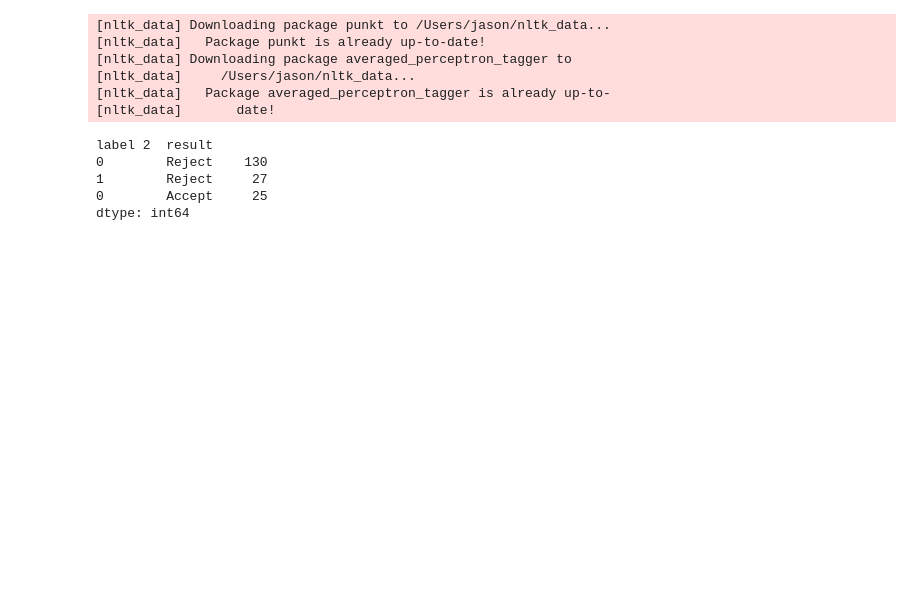
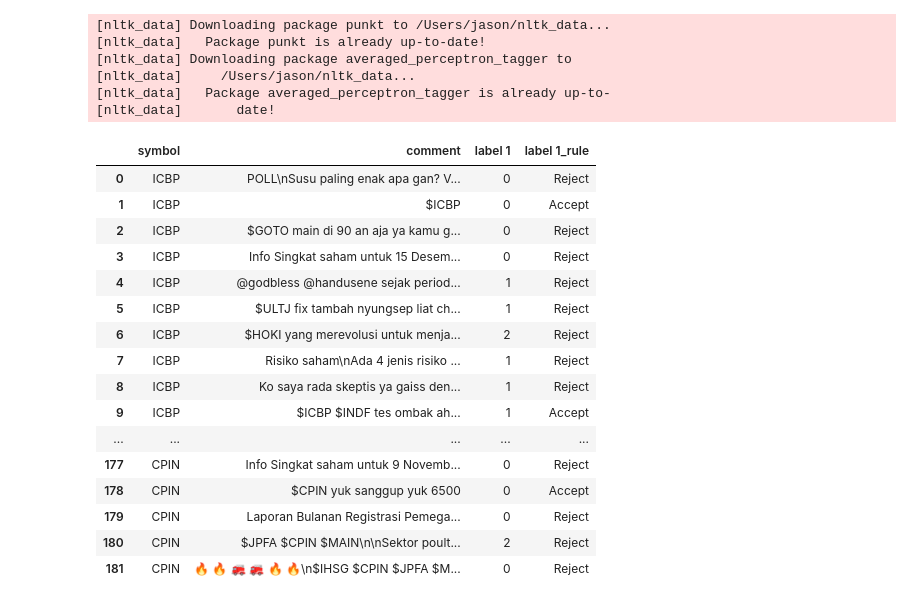
Before and after one commit to H8-Assignments-Bay/p2---final-project-ftds-016-rmt-group-001, a Jupyter notebook: scraping-2/playground/rule_based/rule.ipynb, the cells around one changed output. Drawn from its saved outputs; the diff is of its cells as text; code cells hidden in the pictures; blank space fills up the shorter version.

```diff
--- a/scraping-2/playground/rule_based/rule.ipynb
+++ b/scraping-2/playground/rule_based/rule.ipynb
@@ -4,7 +4,7 @@ nltk.download('punkt')
 nltk.download('averaged_perceptron_tagger')
 import pandas as pd
 
-def categorize_comment(row, symbols):
+def categorize_comment(row):
   comment = row['comment']
 
   # Tokenisasi komentar menjadi kata-kata
@@ -18,44 +18,73 @@ def categorize_comment(row, symbols):
   pos_tags = nltk.pos_tag(words)
 
   # Cek apakah komentar merupakan pertanyaan saham
-  if 'apa' in stemmed_words or 'kenapa' in stemmed_words or 'bagaimana' in stemmed_words or 'gimana' in stemmed_words or 'kapan' in stemmed_words or 'dimana' in stemmed_words or 'siapa' in stemmed_words:
+  if 'apa' in stemmed_words or \
+     'kenapa' in stemmed_words or \
+     'bagaimana' in stemmed_words or \
+     'gimana' in stemmed_words or \
+     'kapan' in stemmed_words or \
+     'dimana' in stemmed_words or \
+     'siapa' in stemmed_words:
     return "Reject"
 
   # Cari subjek komentar
   subject = None
   for word, pos in pos_tags:
     if pos == 'NN' or pos == 'NNP':
       subject = word
       break
 
   # Jika tidak ada subjek komentar, maka ACCEPT
   if subject is None:
     return "Accept"
 
   # Cari symbol pertama dari subjek komentar
-  for symbol in symbols:
-    if stemmer.stem(symbol) == stemmer.stem(subject):
-      return "Accept"
+  # for symbol in symbols:
+  if stemmer.stem(row['symbol']) == stemmer.stem(subject):
+    return "Accept"
 
   # Jika tidak ditemukan symbol yang cocok, maka REJECT
   return "Reject"
 
 # Contoh penggunaan fungsi
-symbols = ['FISH', 'PSGO', 'JARR', 'DLTA', 'MGRO', 'ANJT', 'BWPT', 'KEJU', 'ICBP', 'CPIN']
+# symbols = [
+#         'ICBP', 'CPIN', 'INDF', 'MYOR', 'CMRY', 'GOOD', 'MLBI',
+#         'PANI', 'JPFA', 'AALI', 'ULTJ', 'FAPA', 'SMAR', 'SSMS',
+#         'STAA', 'STTP', 'ROTI', 'LSIP', 'TLDN', 'SIMP', 'PALM',
+#         'CLEO', 'DSNG', 'ADES', 'WMPP', 'TBLA', 'CPRO', 'SGRO', 'BISI',
+#         'FISH', 'PSGO', 'JARR', 'DLTA', 'MGRO', 'ANJT', 'BWPT', 'KEJU',
+#         'TRGU', 'CAMP', 'WMUU', 'MAIN', 'CEKA', 'CSRA', 'AISA', 'HOKI'
+# ]
 
 df = pd.read_csv('../ICBP_MLBI_labeled.csv')
 
-df['result'] = df.apply(lambda row: categorize_comment(row, symbols), axis=1)
-df[['label 2', 'result']].value_counts()
+df = df[df['label 2'] == 0].copy()
+df['label 1_rule'] = df.apply(lambda row: categorize_comment(row), axis=1)
+# df[['symbol', 'label 1', 'label 1_rule']].value_counts()
+
+with pd.option_context('display.max_colwidth', None, 'display.max_rows', None):
+  display(df[['symbol', 'comment', 'label 1', 'label 1_rule']])
 # %% [output]
 [nltk_data] Downloading package punkt to /Users/jason/nltk_data...
 [nltk_data]   Package punkt is already up-to-date!
 [nltk_data] Downloading package averaged_perceptron_tagger to
 [nltk_data]     /Users/jason/nltk_data...
 [nltk_data]   Package averaged_perceptron_tagger is already up-to-
 [nltk_data]       date!
-label 2  result
-0        Reject    130
-1        Reject     27
-0        Accept     25
-dtype: int64
+|  | symbol | comment | label 1 | label 1_rule |
+| 0 | ICBP | POLL\nSusu paling enak apa gan? V... | 0 | Reject |
+| 1 | ICBP | $ICBP | 0 | Accept |
+| 2 | ICBP | $GOTO main di 90 an aja ya kamu g... | 0 | Reject |
+| 3 | ICBP | Info Singkat saham untuk 15 Desem... | 0 | Reject |
+| 4 | ICBP | @godbless @handusene sejak period... | 1 | Reject |
+| 5 | ICBP | $ULTJ fix tambah nyungsep liat ch... | 1 | Reject |
+| 6 | ICBP | $HOKI yang merevolusi untuk menja... | 2 | Reject |
+| 7 | ICBP | Risiko saham\nAda 4 jenis risiko ... | 1 | Reject |
+| 8 | ICBP | Ko saya rada skeptis ya gaiss den... | 1 | Reject |
+| 9 | ICBP | $ICBP $INDF tes ombak ah... | 1 | Accept |
+| ... | ... | ... | ... | ... |
+| 177 | CPIN | Info Singkat saham untuk 9 Novemb... | 0 | Reject |
+| 178 | CPIN | $CPIN yuk sanggup yuk 6500 | 0 | Accept |
+| 179 | CPIN | Laporan Bulanan Registrasi Pemega... | 0 | Reject |
+| 180 | CPIN | $JPFA $CPIN $MAIN\n\nSektor poult... | 2 | Reject |
+| 181 | CPIN | 🔥 🔥 🚒 🚒 🔥 🔥\n$IHSG $CPIN $JPFA $M... | 0 | Reject |
```
Also changed, not shown: 1 other file.
